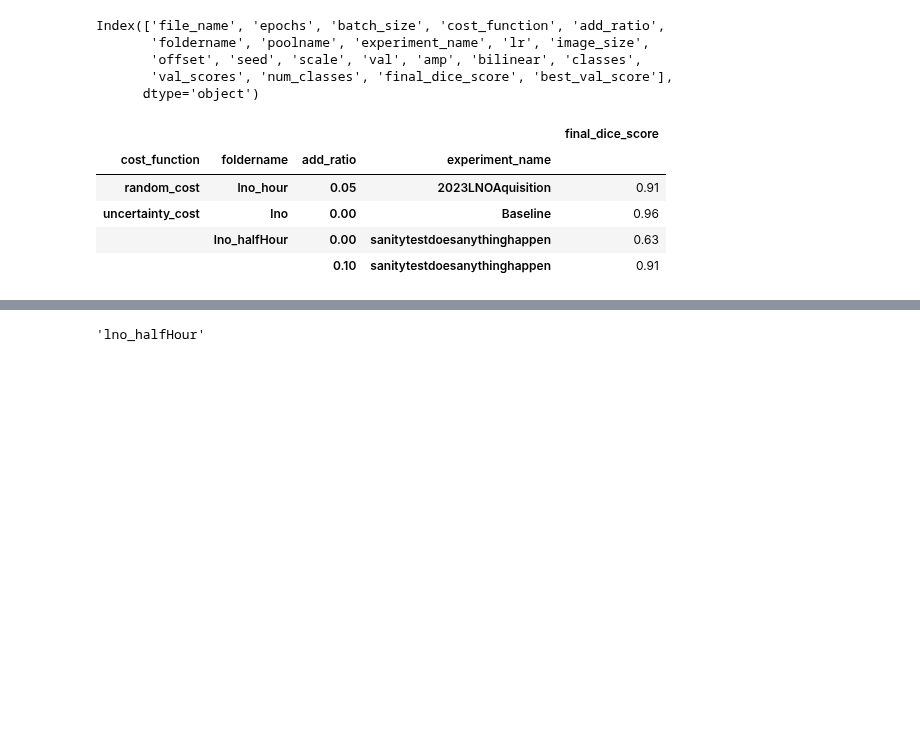
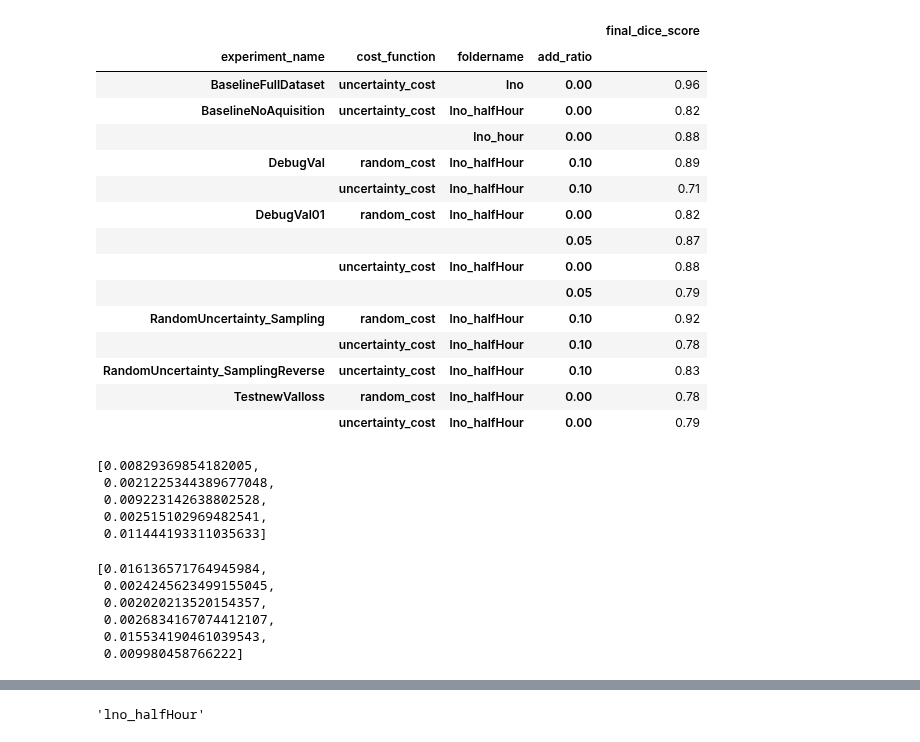
Before and after one commit to laura-rieger/segmenter, a Jupyter notebook: notebooks/Results.ipynb, the cells around one changed output, grey strips where cells are left out. Drawn from its saved outputs; the diff is of its cells as text; code cells hidden in the pictures; blank space fills up the shorter version.

```diff
--- a/notebooks/Results.ipynb
+++ b/notebooks/Results.ipynb
@@ -45,20 +47,22 @@ results = pd.concat(results_list, axis=1).T.infer_objects()
 
 results.experiment_name.unique()
 results['best_val_score'] = [max(x) for x in results.val_scores]
-# %%
-results.columns
-# %% [output]
-Index(['file_name', 'epochs', 'batch_size', 'cost_function', 'add_ratio',
-       'foldername', 'poolname', 'experiment_name', 'lr', 'image_size',
-       'offset', 'seed', 'scale', 'val', 'amp', 'bilinear', 'classes',
-       'val_scores', 'num_classes', 'final_dice_score', 'best_val_score'],
-      dtype='object')
 # %%
-results[['foldername',  'final_dice_score','cost_function', 'add_ratio','experiment_name']].groupby(['cost_function','foldername','add_ratio', 'experiment_name' ]).mean()
+results[['foldername',  'final_dice_score','cost_function', 'add_ratio','experiment_name']].groupby([ 'experiment_name', 'cost_function','foldername','add_ratio', ]).mean()
 # %% [output]
 |  |  |  |  | final_dice_score |
-| cost_function | foldername | add_ratio | experiment_name |  |
-| random_cost | lno_hour | 0.05 | 2023LNOAquisition | 0.91 |
-| uncertainty_cost | lno | 0.00 | Baseline | 0.96 |
-|  | lno_halfHour | 0.00 | sanitytestdoesanythinghappen | 0.63 |
-|  |  | 0.10 | sanitytestdoesanythinghappen | 0.91 |
+| experiment_name | cost_function | foldername | add_ratio |  |
+| BaselineFullDataset | uncertainty_cost | lno | 0.00 | 0.96 |
+| BaselineNoAquisition | uncertainty_cost | lno_halfHour | 0.00 | 0.82 |
+|  |  | lno_hour | 0.00 | 0.88 |
+| DebugVal | random_cost | lno_halfHour | 0.10 | 0.89 |
+|  | uncertainty_cost | lno_halfHour | 0.10 | 0.71 |
+| DebugVal01 | random_cost | lno_halfHour | 0.00 | 0.82 |
+|  |  |  | 0.05 | 0.87 |
+|  | uncertainty_cost | lno_halfHour | 0.00 | 0.88 |
+|  |  |  | 0.05 | 0.79 |
+| RandomUncertainty_Sampling | random_cost | lno_halfHour | 0.10 | 0.92 |
+|  | uncertainty_cost | lno_halfHour | 0.10 | 0.78 |
+| RandomUncertainty_SamplingReverse | uncertainty_cost | lno_halfHour | 0.10 | 0.83 |
+| TestnewValloss | random_cost | lno_halfHour | 0.00 | 0.78 |
+|  | uncertainty_cost | lno_halfHour | 0.00 | 0.79 |
@@ -67,4 +74,21 @@ results = results[results.experiment_name == '2023LNOAquisition']
 results = results.reset_index()
+# %%
+results.val_scores[0]
+# %% [output]
+[0.00829369854182005,
+ 0.0021225344389677048,
+ 0.009223142638802528,
+ 0.002515102969482541,
+ 0.011444193311035633]
+# %%
+results.val_scores[1]
+# %% [output]
+[0.016136571764945984,
+ 0.0024245623499155045,
+ 0.002020213520154357,
+ 0.0026834167074412107,
+ 0.015534190461039543,
+ 0.009980458766222]
 # %%
 best_idx =results.best_val_score.argmax()
 # %%
```
Also changed, not shown: parts of 8 cells of this notebook, 11 other files.
